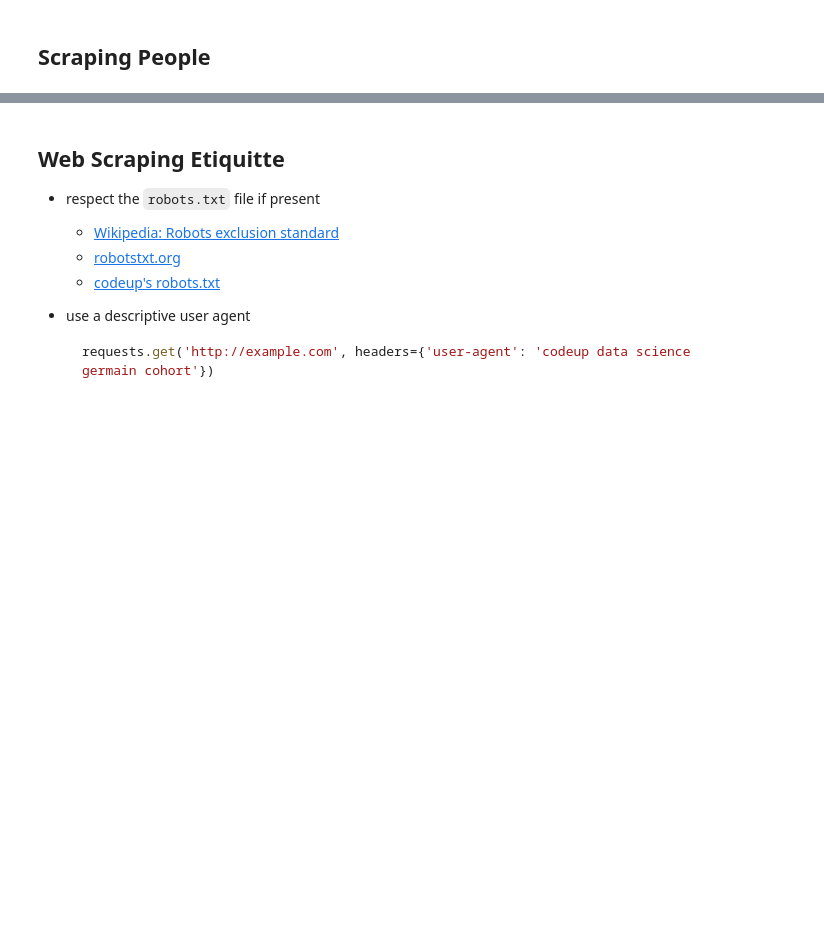
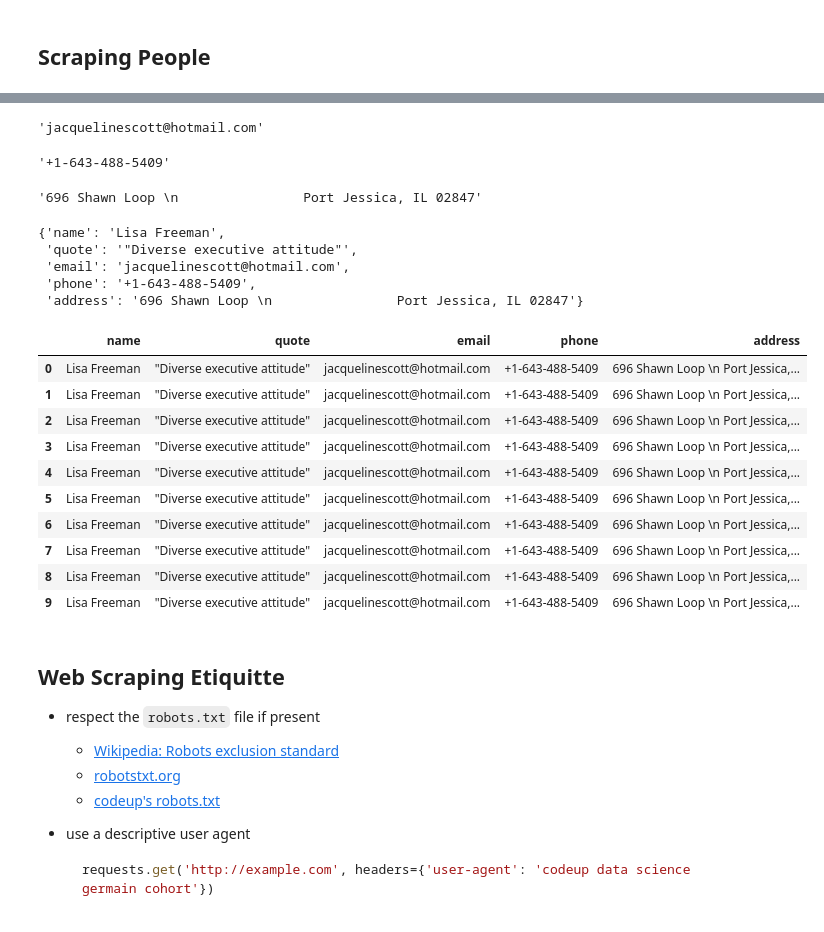
Before and after one commit to brianclements03/nlp, a Jupyter notebook: acquire_lesson-hopper.ipynb, the cells around one changed output, grey strips where cells are left out. Drawn from its saved outputs; the diff is of its cells as text; code cells hidden in the pictures; blank space fills up the shorter version.

```diff
--- a/acquire_lesson-hopper.ipynb
+++ b/acquire_lesson-hopper.ipynb
@@ -179,19 +221,55 @@ soup = BeautifulSoup(response.text)
+# %%
+email = card.find_all('p')[1].text
+email
+# %% [output]
+'jacquelinescott@hotmail.com'
+# %%
+phone = card.find_all('p')[2].text
+phone
+# %% [output]
+'+1-643-488-5409'
+# %%
+address = card.find_all('p')[3].text.strip()
+address
+# %% [output]
+'696 Shawn Loop \n                Port Jessica, IL 02847'
 # %%
-# def parse_person(person):
-#     name =
-#     quote =
-#     email =
-#     phone =
-#     address =
+def parse_person(person):
+    name = card.h2.text
+    quote = card.p.text.strip()
+    email = card.find_all('p')[1].text
+    phone = card.find_all('p')[2].text
+    address = card.find_all('p')[3].text.strip()
 
 
-#     return {
-#         'name': name, 'quote': quote, 'email': email,
-#         'phone': phone,
-#         'address': address
-#     }
+    return {
+        'name': name, 'quote': quote, 'email': email,
+        'phone': phone,
+        'address': address
+    }
+# %%
+parse_person(card)
+# %% [output]
+{'name': 'Lisa Freeman',
+ 'quote': '"Diverse executive attitude"',
+ 'email': 'jacquelinescott@hotmail.com',
+ 'phone': '+1-643-488-5409',
+ 'address': '696 Shawn Loop \n                Port Jessica, IL 02847'}
 # %%
 # loop through all the persons
+pd.DataFrame([parse_person(card) for card in cards])
+# %% [output]
+|  | name | quote | email | phone | address |
+| 0 | Lisa Freeman | "Diverse executive attitude" | jacquelinescott@hotmail.com | +1-643-488-5409 | 696 Shawn Loop \n Port Jessica,... |
+| 1 | Lisa Freeman | "Diverse executive attitude" | jacquelinescott@hotmail.com | +1-643-488-5409 | 696 Shawn Loop \n Port Jessica,... |
+| 2 | Lisa Freeman | "Diverse executive attitude" | jacquelinescott@hotmail.com | +1-643-488-5409 | 696 Shawn Loop \n Port Jessica,... |
+| 3 | Lisa Freeman | "Diverse executive attitude" | jacquelinescott@hotmail.com | +1-643-488-5409 | 696 Shawn Loop \n Port Jessica,... |
+| 4 | Lisa Freeman | "Diverse executive attitude" | jacquelinescott@hotmail.com | +1-643-488-5409 | 696 Shawn Loop \n Port Jessica,... |
+| 5 | Lisa Freeman | "Diverse executive attitude" | jacquelinescott@hotmail.com | +1-643-488-5409 | 696 Shawn Loop \n Port Jessica,... |
+| 6 | Lisa Freeman | "Diverse executive attitude" | jacquelinescott@hotmail.com | +1-643-488-5409 | 696 Shawn Loop \n Port Jessica,... |
+| 7 | Lisa Freeman | "Diverse executive attitude" | jacquelinescott@hotmail.com | +1-643-488-5409 | 696 Shawn Loop \n Port Jessica,... |
+| 8 | Lisa Freeman | "Diverse executive attitude" | jacquelinescott@hotmail.com | +1-643-488-5409 | 696 Shawn Loop \n Port Jessica,... |
+| 9 | Lisa Freeman | "Diverse executive attitude" | jacquelinescott@hotmail.com | +1-643-488-5409 | 696 Shawn Loop \n Port Jessica,... |
 # %% [markdown]
 ## Web Scraping Etiquitte
 
```
Also changed, not shown: parts of 15 cells of this notebook.
